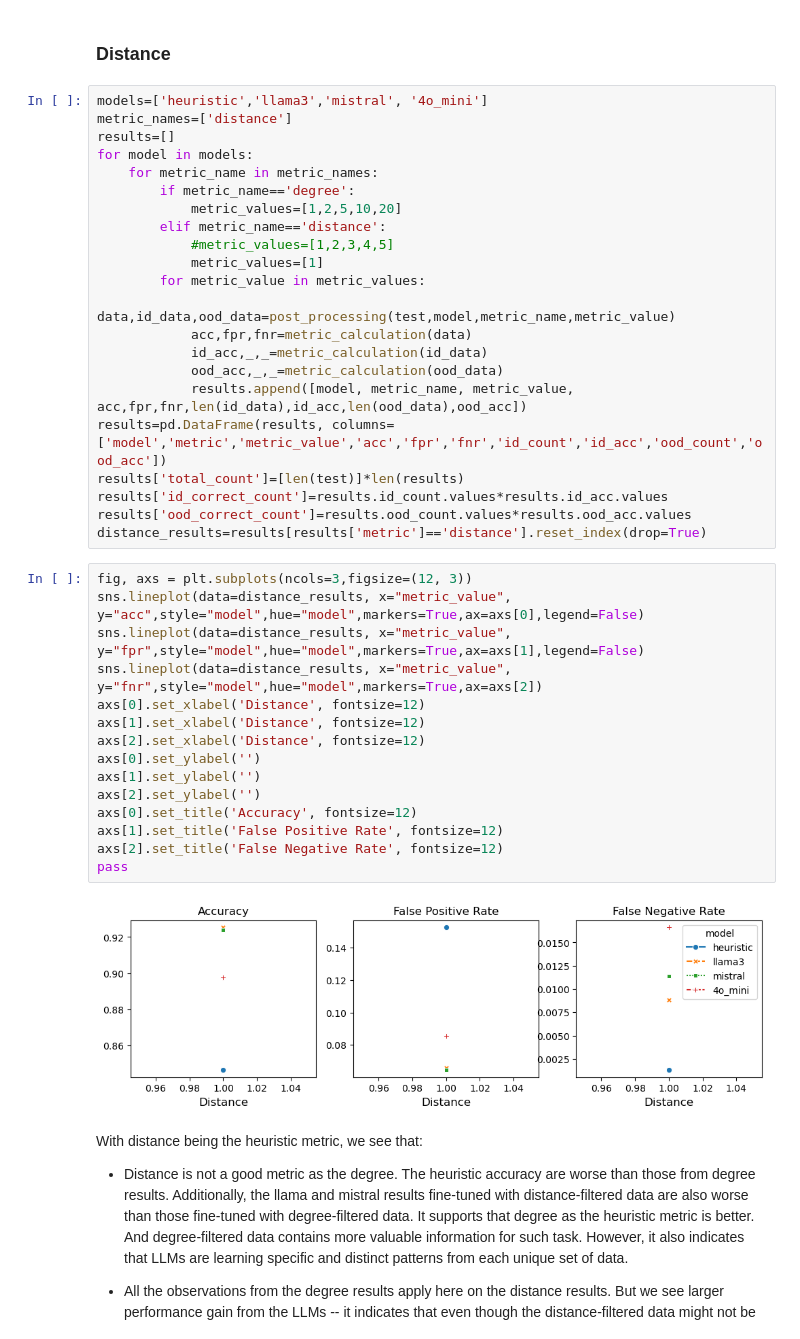
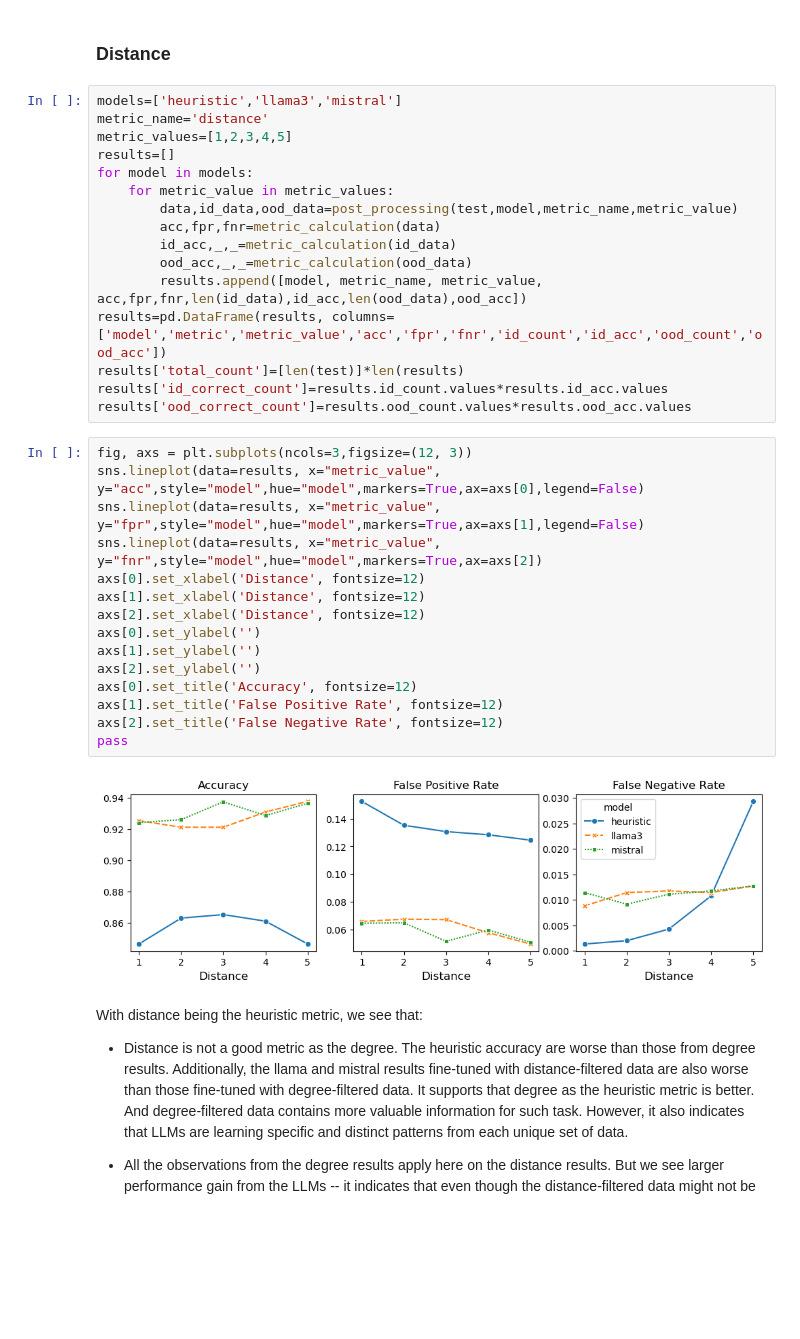
Before and after one commit to BeanHam/2024-spatial-data-integration, a Jupyter notebook: inference_results/inference_results.ipynb, the cells around one changed output. Cells and saved outputs as stored; diff of their text form; blank space fills up the shorter version.

```diff
--- a/inference_results/inference_results.ipynb
+++ b/inference_results/inference_results.ipynb
@@ -184,44 +175,38 @@ palette=list(sns.color_palette("Paired"))
 # %% [markdown]
 ### Distance
 # %%
-models=['heuristic','llama3','mistral', '4o_mini']
-metric_names=['distance']
+models=['heuristic','llama3','mistral']
+metric_name='distance'
+metric_values=[1,2,3,4,5]
 results=[]
 for model in models:
-    for metric_name in metric_names:
-        if metric_name=='degree':
-            metric_values=[1,2,5,10,20]
-        elif metric_name=='distance':
-            #metric_values=[1,2,3,4,5]
-            metric_values=[1]
-        for metric_value in metric_values:
-            data,id_data,ood_data=post_processing(test,model,metric_name,metric_value)
-            acc,fpr,fnr=metric_calculation(data)
-            id_acc,_,_=metric_calculation(id_data)
-            ood_acc,_,_=metric_calculation(ood_data)
-            results.append([model, metric_name, metric_value, acc,fpr,fnr,len(id_data),id_acc,len(ood_data),ood_acc])
+    for metric_value in metric_values:
+        data,id_data,ood_data=post_processing(test,model,metric_name,metric_value)
+        acc,fpr,fnr=metric_calculation(data)
+        id_acc,_,_=metric_calculation(id_data)
+        ood_acc,_,_=metric_calculation(ood_data)
+        results.append([model, metric_name, metric_value, acc,fpr,fnr,len(id_data),id_acc,len(ood_data),ood_acc])
 results=pd.DataFrame(results, columns=['model','metric','metric_value','acc','fpr','fnr','id_count','id_acc','ood_count','ood_acc'])
 results['total_count']=[len(test)]*len(results)
 results['id_correct_count']=results.id_count.values*results.id_acc.values
 results['ood_correct_count']=results.ood_count.values*results.ood_acc.values
-distance_results=results[results['metric']=='distance'].reset_index(drop=True)
 # %%
 fig, axs = plt.subplots(ncols=3,figsize=(12, 3))
-sns.lineplot(data=distance_results, x="metric_value", y="acc",style="model",hue="model",markers=True,ax=axs[0],legend=False)
-sns.lineplot(data=distance_results, x="metric_value", y="fpr",style="model",hue="model",markers=True,ax=axs[1],legend=False)
-sns.lineplot(data=distance_results, x="metric_value", y="fnr",style="model",hue="model",markers=True,ax=axs[2])
+sns.lineplot(data=results, x="metric_value", y="acc",style="model",hue="model",markers=True,ax=axs[0],legend=False)
+sns.lineplot(data=results, x="metric_value", y="fpr",style="model",hue="model",markers=True,ax=axs[1],legend=False)
+sns.lineplot(data=results, x="metric_value", y="fnr",style="model",hue="model",markers=True,ax=axs[2])
 axs[0].set_xlabel('Distance', fontsize=12)
 axs[1].set_xlabel('Distance', fontsize=12)
 axs[2].set_xlabel('Distance', fontsize=12)
 axs[0].set_ylabel('')
 axs[1].set_ylabel('')
 axs[2].set_ylabel('')
 axs[0].set_title('Accuracy', fontsize=12)
 axs[1].set_title('False Positive Rate', fontsize=12)
 axs[2].set_title('False Negative Rate', fontsize=12)
 pass
 # %% [output]
-[figure, old version]
+[figure, new version]
 # %% [markdown]
 With distance being the heuristic metric, we see that:
 - Distance is not a good metric as the degree. The heuristic accuracy are worse than those from degree results. Additionally, the llama and mistral results fine-tuned with distance-filtered data are also worse than those fine-tuned with degree-filtered data. It supports that degree as the heuristic metric is better. And degree-filtered data contains more valuable information for such task. However, it also indicates that LLMs are learning specific and distinct patterns from each unique set of data.
```
Also changed, not shown: parts of 8 cells of this notebook, 1 other file.
